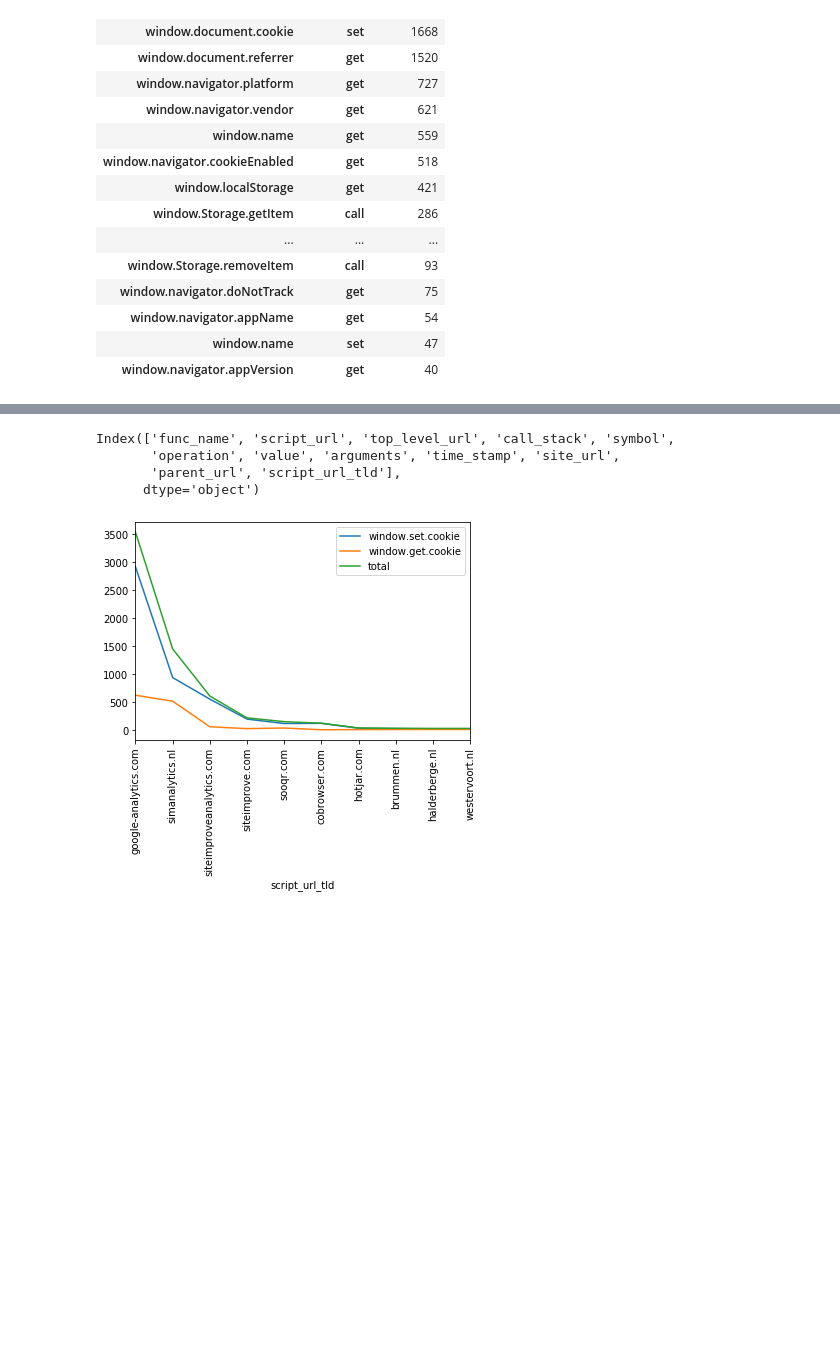
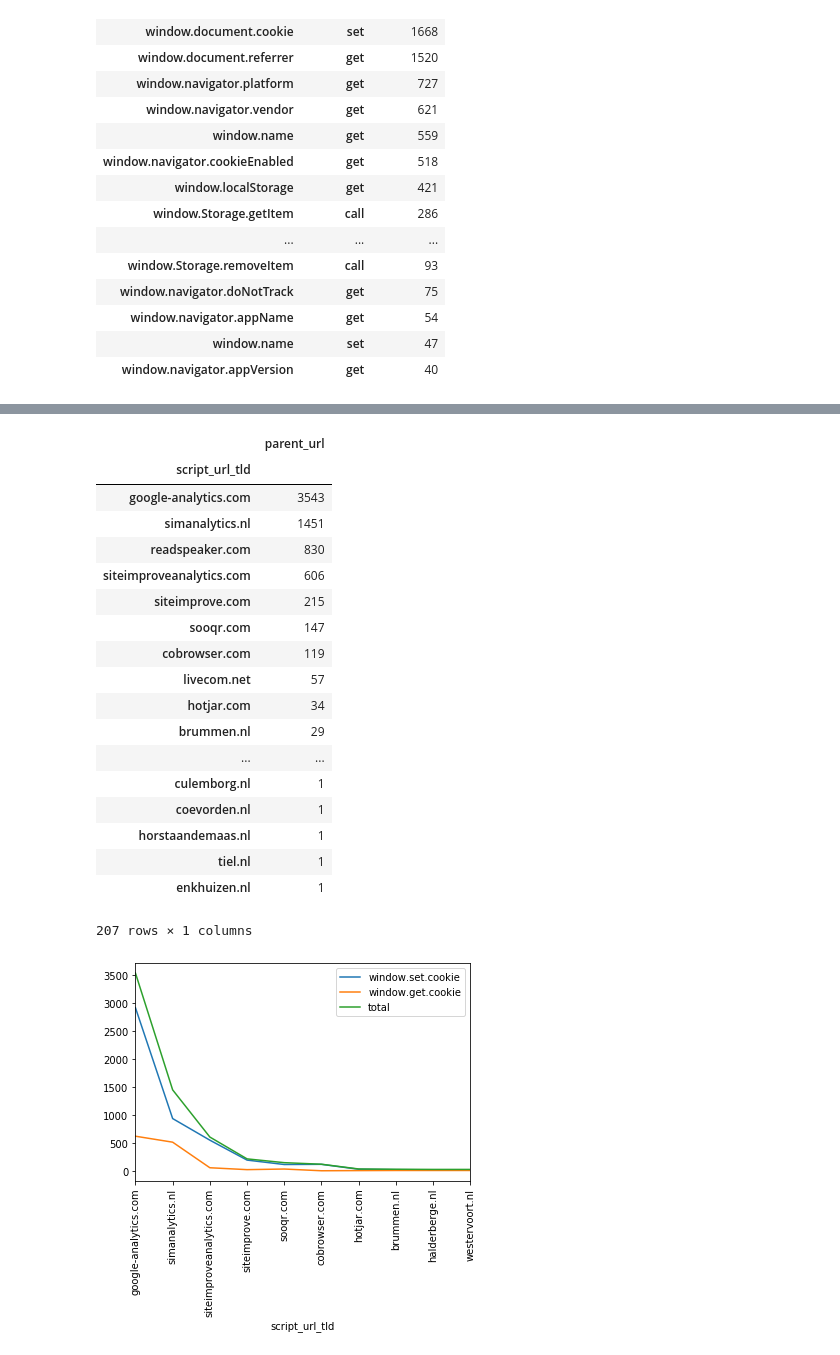
Before and after one commit to mercator-working-group/gemeente-social, a Jupyter notebook: analysis/notebooks/cookie-discovery.ipynb, the cells around one changed output, grey strips where cells are left out. Cells and saved outputs as stored; diff of their text form; code cells hidden in the pictures; blank space fills up the shorter version.

```diff
--- a/analysis/notebooks/cookie-discovery.ipynb
+++ b/analysis/notebooks/cookie-discovery.ipynb
@@ -142,37 +160,54 @@ Name: top_level_url, dtype: object
 # %%
 document_cookie = javascript_analysis_set[javascript_analysis_set['symbol'] == 'window.document.cookie']
 document_cookie.shape
 
 # What abou
 # window.localStorage, window.Storage.getItem, window.sessionStorage
 
 
 # Helper function to get TLD+1 level of crawled link.
 def parse_tld_url(url):
     return get_fld(url, fail_silently=True)
 
 # Create a copy to the warning goes away
 script_url_cookies = document_cookie.copy()
 
 script_url_cookies['script_url_tld'] = script_url_cookies['script_url'].apply(parse_tld_url)
 
 
 def top_script_url_tld(script_url_cookies):
     # Let's create a new column with the script_url stripped to top level domain
     return script_url_cookies.copy()[['script_url_tld', 'parent_url']]\
         .groupby('script_url_tld')\
         .count()\
         .sort_values(by=['parent_url'], ascending=False)\
 #         .head(20)
 
-script_url_cookies.columns
+top_script_url_tld(script_url_cookies).to_csv("third_party_js_script_url.csv")
+top_script_url_tld(script_url_cookies)
+
 # top_script_url_tld(script_url_cookies)
 # Ok so we've got an idea of who is most prevelant in their cookie actions...
 # %% [output]
+|  | parent_url |
+| script_url_tld |  |
+| google-analytics.com | 3543 |
+| simanalytics.nl | 1451 |
+| readspeaker.com | 830 |
+| siteimproveanalytics.com | 606 |
+| siteimprove.com | 215 |
+| sooqr.com | 147 |
+| cobrowser.com | 119 |
+| livecom.net | 57 |
+| hotjar.com | 34 |
+| brummen.nl | 29 |
+| ... | ... |
+| culemborg.nl | 1 |
+| coevorden.nl | 1 |
+| horstaandemaas.nl | 1 |
+| tiel.nl | 1 |
+| enkhuizen.nl | 1 |
-Index(['func_name', 'script_url', 'top_level_url', 'call_stack', 'symbol',
-       'operation', 'value', 'arguments', 'time_stamp', 'site_url',
-       'parent_url', 'script_url_tld'],
-      dtype='object')
+207 rows × 1 columns
 # %%
 # For the get cookies
 get_cookies = script_url_cookies.copy()
```
Also changed, not shown: parts of 5 cells of this notebook, 3 other files.
